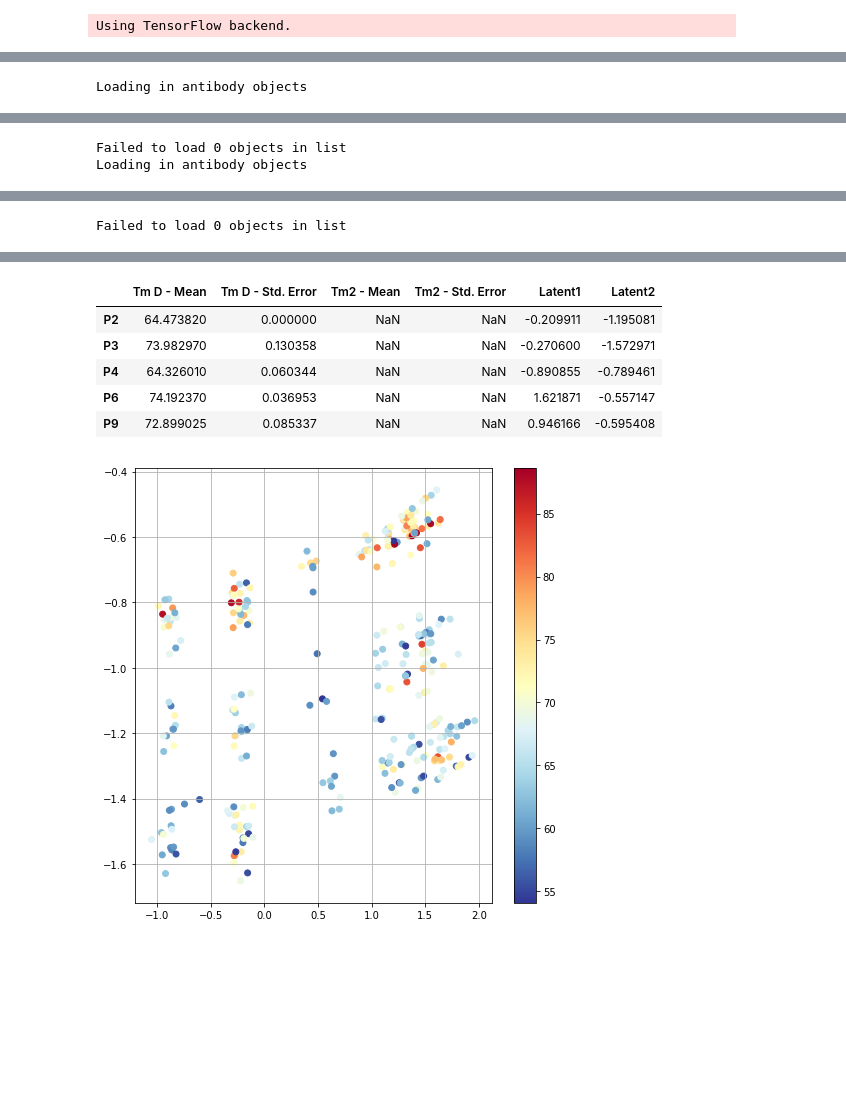
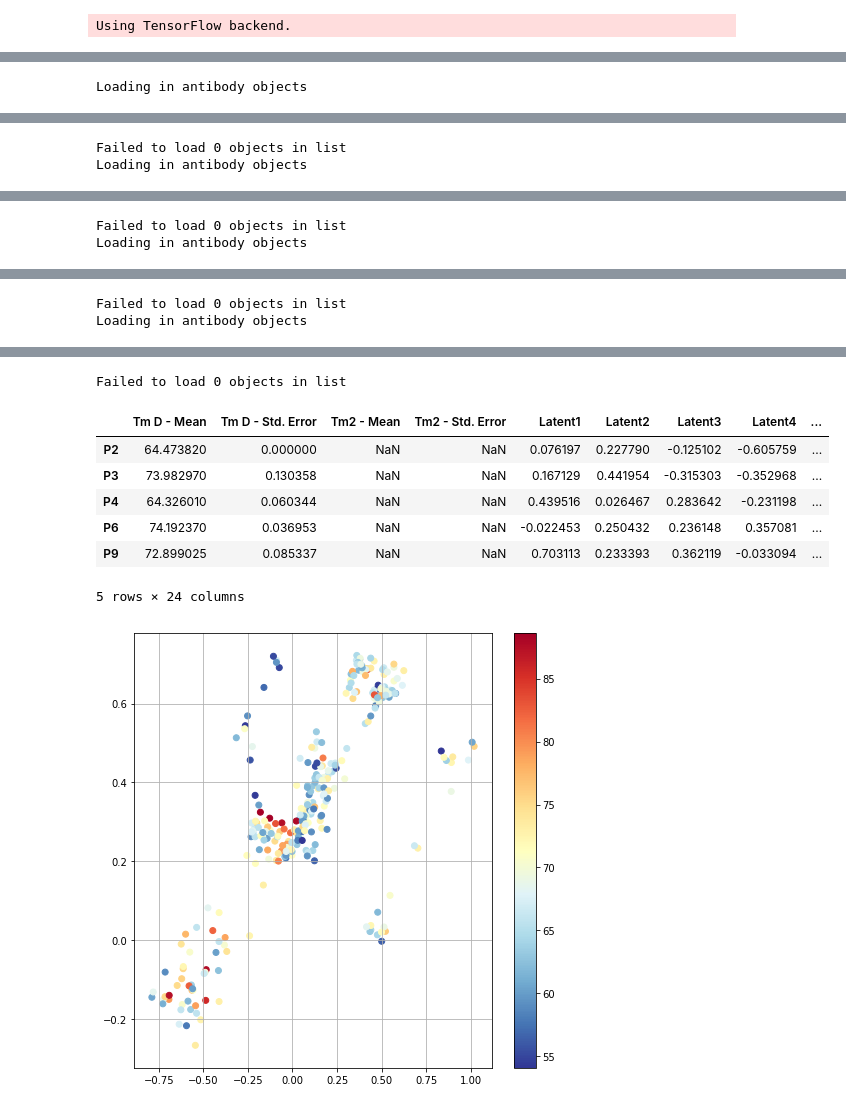
Before and after one commit to gf712/scFv-autoencoders, a Jupyter notebook: notebooks/autoencoderV6.ipynb, the cells around one changed output, grey strips where cells are left out. Saved outputs shown, nothing was run; the diff lists cells and outputs as text; code cells hidden in the pictures; blank space fills up the shorter version.

```diff
--- a/notebooks/autoencoderV6.ipynb
+++ b/notebooks/autoencoderV6.ipynb
@@ -12,12 +12,16 @@ import os
 # %% [output]
 Using TensorFlow backend.
 # %%
-VL_sequences, VH_sequences, names_mask, animals_mask = load_kabat('../data/kabat_animals.html')
-
+VL_sequences, VH_sequences, names_mask, animals_mask = \
+    parse_csv(VH_LENGTH, VL_LENGTH,
+              "../data/abysis_data_201801/abysis_data/emblig-20180125-7578.csv",
+              "../data/abysis_data_201801/abysis_data/kabat-20180117-10288.csv")
+# VL_sequences, VH_sequences, names_mask, animals_mask = load_kabat('../data/kabat_animals.html')
 h_data = parse_hydrophobicity('../data/consensus.hpb')
 bulkiness_data = parse_bulkiness('../data/amino_acid_bulkiness.txt')
 
-DATASETS = [h_data, bulkiness_data, vdw_data, charge_index_data]
+DATASETS = [h_data, bulkiness_data, vdw_data]#, charge_index_data]
+# DATASETS=[vdw_data]
 
 ss_VH = MinMaxScaler3D(mask=0)
 ss_VL = MinMaxScaler3D(mask=0)
@@ -32,4 +38,4 @@ VH_encoded_shuffled, VL_encoded_shuffled = shuffle_array(VH_encoded, VL_encoded)
 # %%
-encoder, autoencoder, sess = autoencoderV6(4)
+encoder, autoencoder, sess = autoencoderV6(3, latent_dim=20)
 # %%
 SVG(model_to_dot(autoencoder, show_shapes=True).create(prog='dot', format='svg'))
@@ -111,0 +118,2 @@ UnknownError: Fail to find the dnn implementation.
+# %%
+c=sns.color_palette(n_colors=25)
@@ -112,8 +122,11 @@ UnknownError: Fail to find the dnn implementation.
 # %%
-plt.figure(figsize=(12,12))
+f,ax = plt.subplots(figsize=(12,12))
 for x in range(unique_labels.size):
     mask_labels = labels == unique_labels[x]
-    plt.scatter(code[mask_labels,0], code[mask_labels,1], marker='.', label=le.classes_[x], s=100)
-plt.legend()
-plt.grid()
+    ax.scatter(code[mask_labels,0], code[mask_labels,1], marker='.', c=c[x],label=le.classes_[x], s=100)
+ax.legend()
+leg = ax.get_legend()
+for i, x in enumerate(leg.legendHandles):
+    x.set_color(c[i])
+ax.grid()
 # %% [output]
@@ -124,10 +137,8 @@ import pandas as pd
 
 combinations = pd.read_csv('/home/gil/PhD/UCB/precollection/random_pairs.txt', index_col=0, delimiter=', ')
 
-heavy_chains = ChainCollection(path='/home/gil/PhD/UCB/CombinationData/AbFiles/heavy_chains.json')
-heavy_chains.load()
-light_chains = ChainCollection(path='/home/gil/PhD/UCB/CombinationData/AbFiles/light_chains.json')
-light_chains.load()
+heavy_chains = ChainCollection.load_from_json(path='/home/gil/PhD/UCB/CombinationData/AbFiles/heavy_chains.json')
+light_chains = ChainCollection.load_from_json(path='/home/gil/PhD/UCB/CombinationData/AbFiles/light_chains.json')
 
 heavy_chains_list=[]
 light_chains_list=[]
@@ -153,7 +164,7 @@ VL_data_encoded = ss_VL.transform(VL_data_encoded)
 
 code_1 = encoder.predict([VL_data_encoded, VH_data_encoded])
 
-latent_data = pd.DataFrame(code_1, columns=['Latent1', 'Latent2'], index=fab_collection.names)
+latent_data = pd.DataFrame(code_1, columns=[f"Latent{x}" for x in range(1, 21)], index=fab_collection.names)
 
 data = pd.read_csv('/home/gil/PhD/UCB/Data/Tm/Processed Data/AllTmData.csv', index_col=0)
 data.index = ['P' + str(x) for x in data.index]
@@ -170,3 +181,4 @@ Failed to load 0 objects in list
 Loading in antibody objects
 [interactive output not drawn]
 Failed to load 0 objects in list
+Loading in antibody objects
@@ -172,0 +186,2 @@ Failed to load 0 objects in list
+Failed to load 0 objects in list
+Loading in antibody objects
@@ -173,15 +189,17 @@ Failed to load 0 objects in list
+Failed to load 0 objects in list
-|  | Tm D - Mean | Tm D - Std. Error | Tm2 - Mean | Tm2 - Std. Error | Latent1 | Latent2 |
-| P2 | 64.473820 | 0.000000 | NaN | NaN | -0.209911 | -1.195081 |
-| P3 | 73.982970 | 0.130358 | NaN | NaN | -0.270600 | -1.572971 |
-| P4 | 64.326010 | 0.060344 | NaN | NaN | -0.890855 | -0.789461 |
-| P6 | 74.192370 | 0.036953 | NaN | NaN | 1.621871 | -0.557147 |
-| P9 | 72.899025 | 0.085337 | NaN | NaN | 0.946166 | -0.595408 |
+|  | Tm D - Mean | Tm D - Std. Error | Tm2 - Mean | Tm2 - Std. Error | Latent1 | Latent2 | Latent3 | Latent4 | ... |
+| P2 | 64.473820 | 0.000000 | NaN | NaN | 0.076197 | 0.227790 | -0.125102 | -0.605759 | ... |
+| P3 | 73.982970 | 0.130358 | NaN | NaN | 0.167129 | 0.441954 | -0.315303 | -0.352968 | ... |
+| P4 | 64.326010 | 0.060344 | NaN | NaN | 0.439516 | 0.026467 | 0.283642 | -0.231198 | ... |
+| P6 | 74.192370 | 0.036953 | NaN | NaN | -0.022453 | 0.250432 | 0.236148 | 0.357081 | ... |
+| P9 | 72.899025 | 0.085337 | NaN | NaN | 0.703113 | 0.233393 | 0.362119 | -0.033094 | ... |
+5 rows × 24 columns
 # %%
 plt.figure(figsize=(8,8))
 plt.scatter(data['Latent1'], data['Latent2'], c=data['Tm D - Mean'].values, cmap='RdYlBu_r')
 plt.colorbar()
 plt.grid()
 # %% [output]
-[figure, old version]
+[figure, new version]
 # %%
 from sklearn.cluster import KMeans
```
Also changed, not shown: parts of 33 cells of this notebook, 28 other files.
